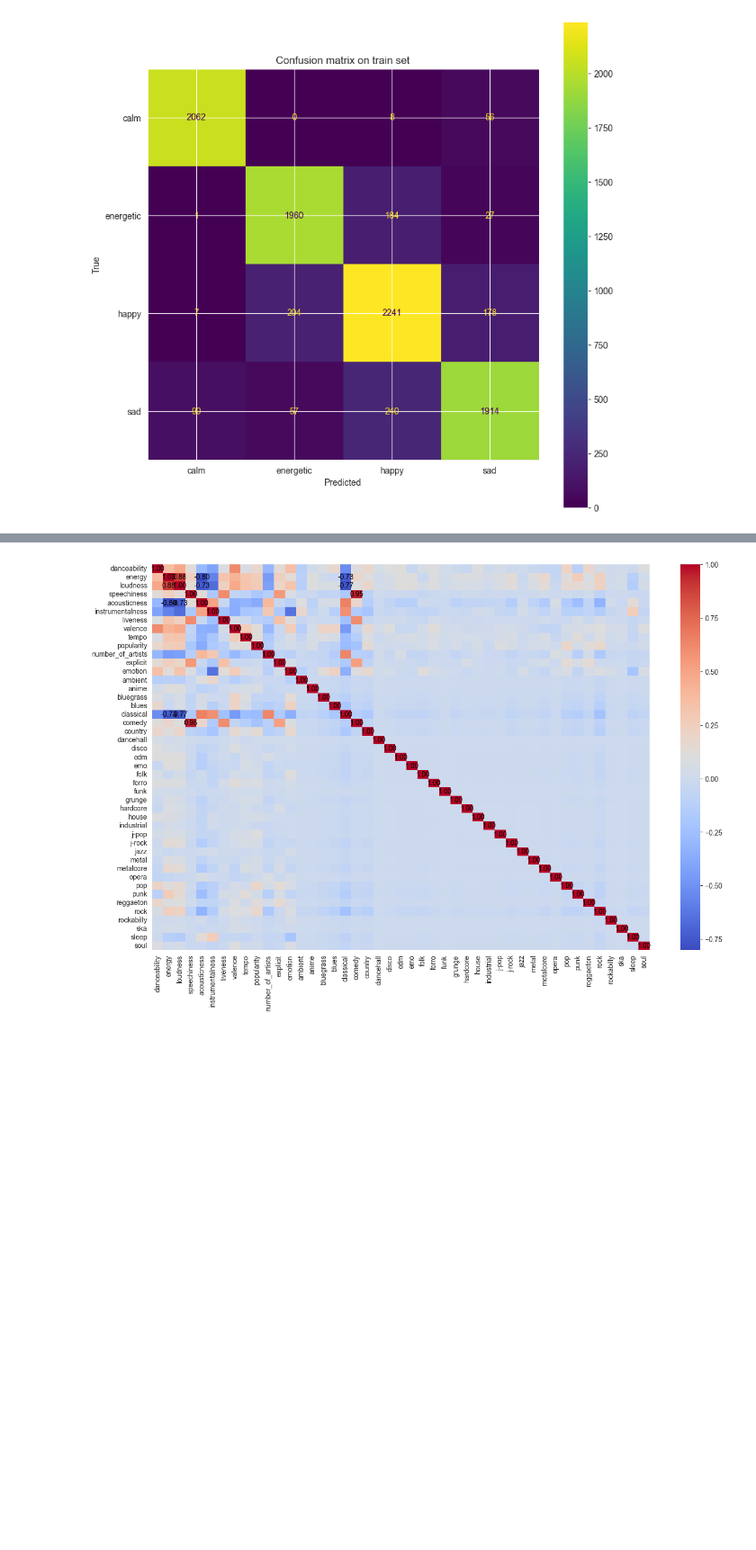
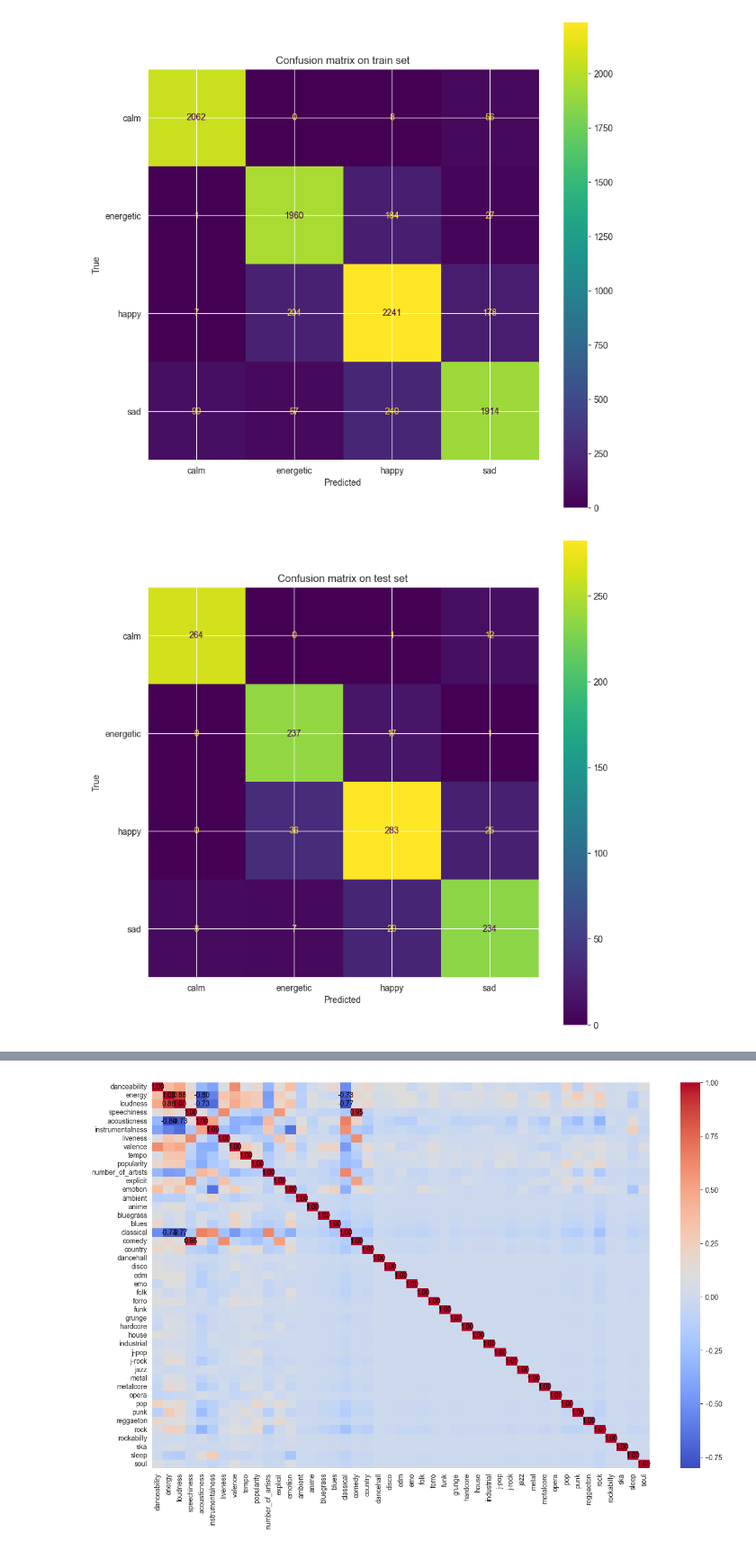
Before and after one commit to LiquiNaut/SUNS-zadanie-1, a Jupyter notebook: main.ipynb, the cells around one changed output, grey strips where cells are left out. Shown at 90% size. Cells and saved outputs as stored; diff of their text form; code cells hidden in the pictures; blank space fills up the shorter version.

```diff
--- a/main.ipynb
+++ b/main.ipynb
@@ -34,5 +55,7 @@ df_without_specified_columns = df.drop(columns=columns_to_remove)
 # %%
-# vymazanie outlierov pomocou setnutia hodnot(dole v zadani)
+# Vymazanie outlierov pomocou setnutia hodnot(dole v zadani)
+# Nie je potreba setnut stlpce: Valence, Tempo, Number_of_artists, Explicit, Top_genre, Emotion
+# Dropnute z datasetu: Duration_ms, Name, URL, Genres, Filtered_genres
 df_without_specified_columns = df_without_specified_columns[(df_without_specified_columns['danceability'] >= 0.0) & (df_without_specified_columns['danceability'] <= 1.0)]
 df_without_specified_columns = df_without_specified_columns[(df_without_specified_columns['energy'] >= 0.0) & (df_without_specified_columns['energy'] <= 1.0)]
 df_without_specified_columns = df_without_specified_columns[(df_without_specified_columns['loudness'] >= -60) & (df_without_specified_columns['loudness'] <= 0)]
@@ -40,5 +63,4 @@ df_without_specified_columns = df_without_specified_columns[(df_without_specifie
 df_without_specified_columns = df_without_specified_columns[(df_without_specified_columns['acousticness'] >= 0.0) & (df_without_specified_columns['acousticness'] <= 1.0)]
 df_without_specified_columns = df_without_specified_columns[(df_without_specified_columns['instrumentalness'] >= 0.0) & (df_without_specified_columns['instrumentalness'] <= 1.0)]
 df_without_specified_columns = df_without_specified_columns[(df_without_specified_columns['liveness'] >= 0.0) & (df_without_specified_columns['liveness'] <= 1.0)]
-df_without_specified_columns = df_without_specified_columns[(df_without_specified_columns['liveness'] >= 0.0) & (df_without_specified_columns['liveness'] <= 1.0)]
 df_without_specified_columns = df_without_specified_columns[(df_without_specified_columns['popularity'] >= 0.0) & (df_without_specified_columns['popularity'] <= 100.0)]
@@ -256,5 +279,17 @@ disp.ax_.set(xlabel='Predicted', ylabel='True')
 plt.show()
 # %% [output]
 [figure]
+# %%
+cm_test = confusion_matrix(y_test, y_test_pred)
+
+disp = ConfusionMatrixDisplay(confusion_matrix=cm_test, display_labels=emotions)
+# noinspection PyRedeclaration
+fig, ax = plt.subplots(figsize=(10,10))
+disp.plot(ax=ax)
+disp.ax_.set_title("Confusion matrix on test set")
+disp.ax_.set(xlabel='Predicted', ylabel='True')
+plt.show()
+# %% [output]
+[figure, added]
 # %%
 #########################################################################################################
```
Also changed, not shown: parts of 13 cells of this notebook.
